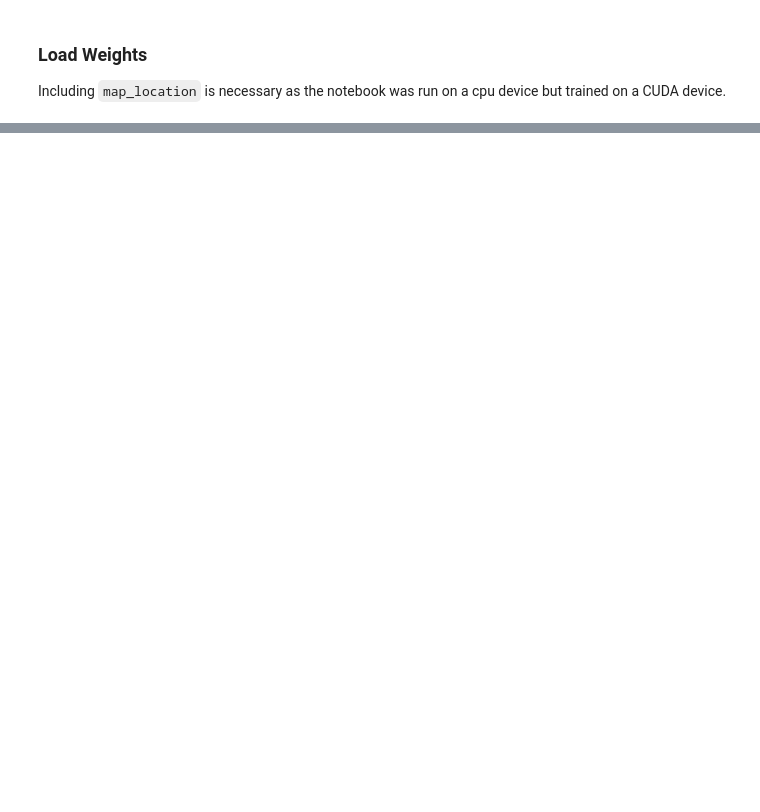
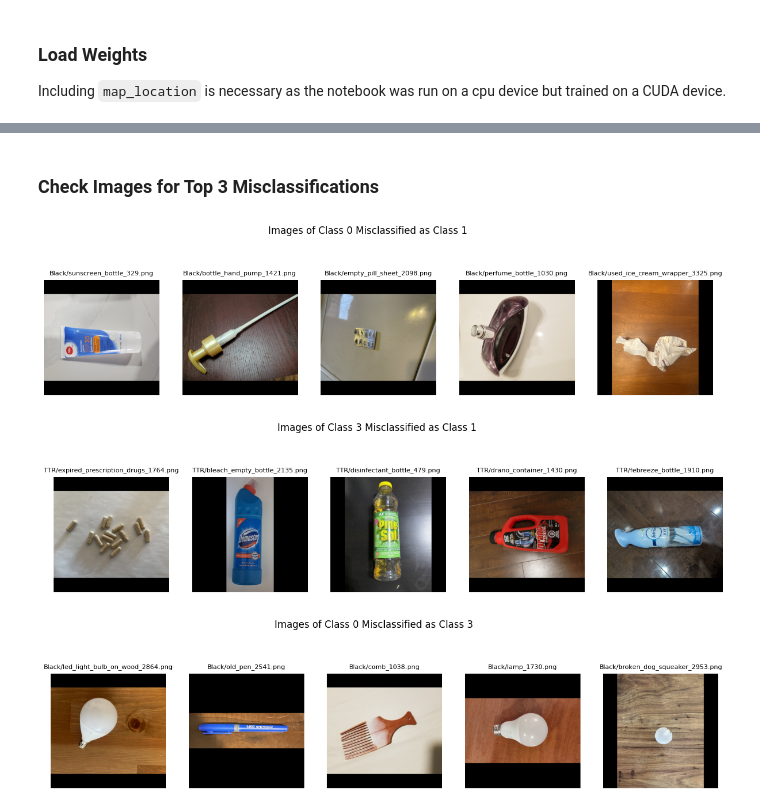
Before and after one commit to tobineberle/enel645w2025, a Jupyter notebook: ENEL_645_A2.ipynb, the cells around one changed output, grey strips where cells are left out. Drawn from its saved outputs; the diff is of its cells as text; code cells hidden in the pictures; blank space fills up the shorter version.

```diff
--- a/ENEL_645_A2.ipynb
+++ b/ENEL_645_A2.ipynb
@@ -98,0 +99,4 @@ equal_count
+# %%
+test_predictions = pd.Series(test_predictions, name='Predicted')
+test_classes = pd.Series(test_classes, name='Actual')
+results_df = pd.concat([test_classes, test_predictions], axis=1)
@@ -98,0 +124,27 @@ equal_count
+# %%
+def get_index_samples(df, actual, predicted, n_samples=3):
+    return df[(df['Actual'] == actual) & (df['Predicted'] == predicted)].sample(n_samples).index.values
+# %%
+def view_sample_images(df, actual, predicted, n_samples=5):
+    samples = get_index_samples(df, actual, predicted, n_samples)
+    actual = ''
+    predicted = ''
+    plt.figure(figsize=(15, 4))
+    for i, idx in enumerate(samples):
+        plt.subplot(1, 5, i + 1)
+        actual = results_df['Actual'][idx]
+        predicted = results_df['Predicted'][idx]
+        plt.imshow(plt.imread(test_dataset.images[idx]))
+        plt.axis('off')
+        plt.title(f"{"/".join(test_dataset.images[idx].split('/')[2:])}", fontsize=8)
+    plt.suptitle(f"Images of Class {actual} Misclassified as Class {predicted}")
+    plt.show()
+# %% [markdown]
+### Check Images for Top 3 Misclassifications
+# %%
+for i, misclassification in enumerate(top_3_misclassifications):
+    view_sample_images(results_df, misclassification['actual'], misclassification['predicted'], n_samples=5)
+# %% [output]
+[figure, added]
+[figure, added]
+[figure, added]
```
Also changed, not shown: parts of 15 cells of this notebook.
